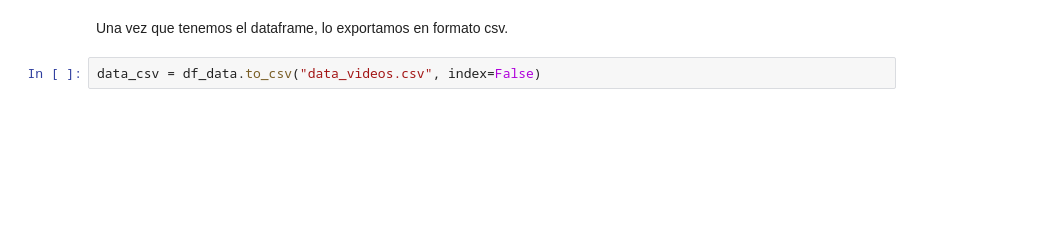
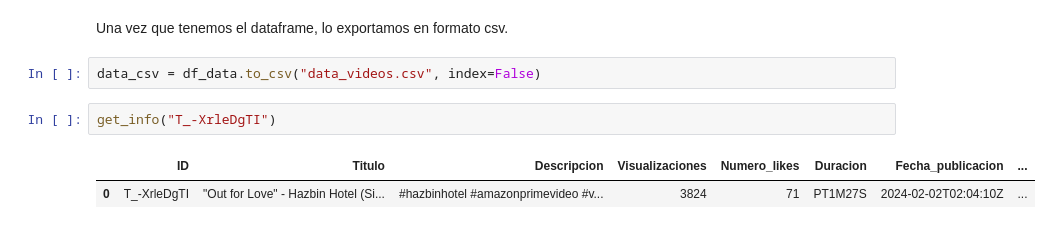
Before and after one commit to UCM-GIDIA-PD1/c2526-R1, a Jupyter notebook: src/Extraccion de datos.ipynb, the cells around one changed output. Drawn from its saved outputs; the diff is of its cells as text; blank space fills up the shorter version.

```diff
--- a/src/Extraccion de datos.ipynb
+++ b/src/Extraccion de datos.ipynb
@@ -207,3 +204,8 @@ df_data
 Una vez que tenemos el dataframe, lo exportamos en formato csv.
 # %%
 data_csv = df_data.to_csv("data_videos.csv", index=False)
+# %%
+get_info("T_-XrleDgTI")
+# %% [output]
+|  | ID | Titulo | Descripcion | Visualizaciones | Numero_likes | Duracion | Fecha_publicacion | ... |
+| 0 | T_-XrleDgTI | "Out for Love" - Hazbin Hotel (Si... | #hazbinhotel #amazonprimevideo #v... | 3824 | 71 | PT1M27S | 2024-02-02T02:04:10Z | ... |
```
Also changed, not shown: parts of 1 cell of this notebook.
